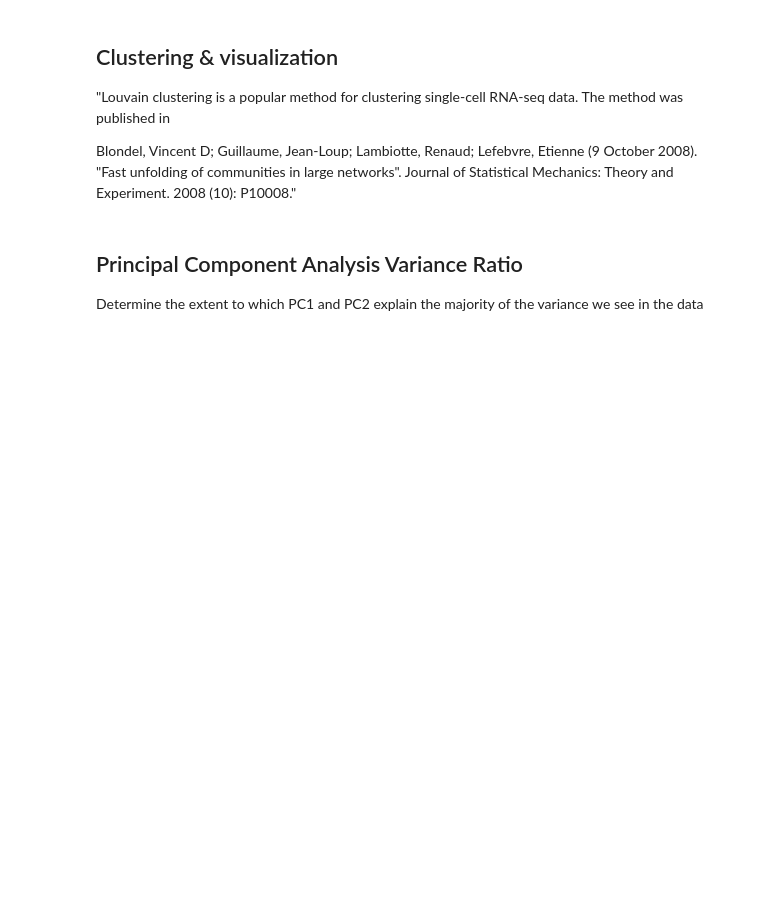
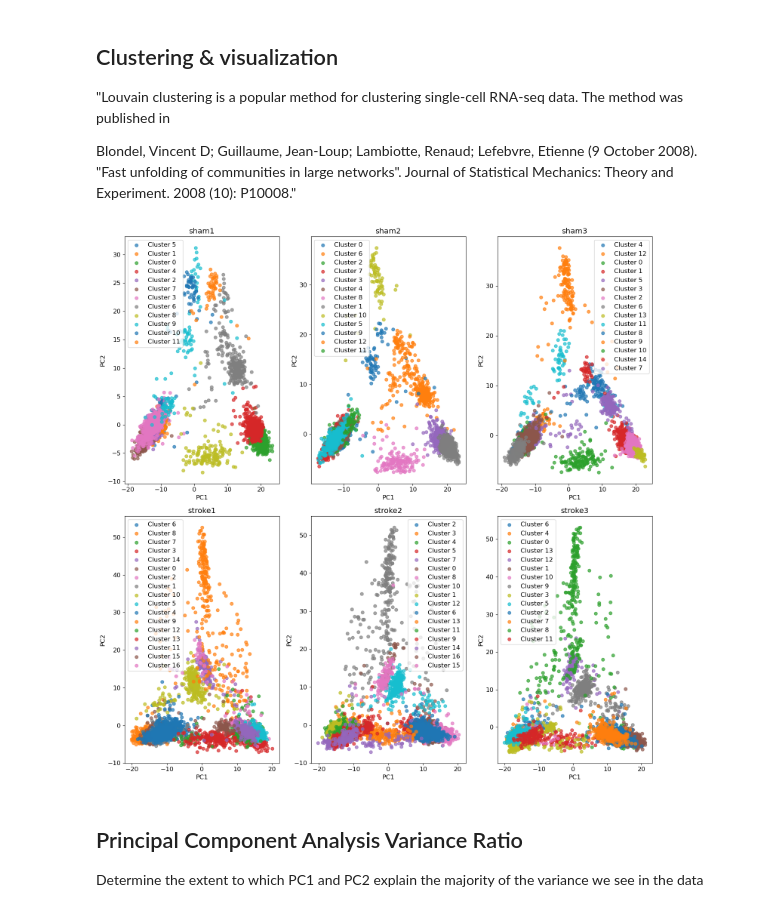
Before and after one commit to owenzel/neuro120-project, a Jupyter notebook: Stroke.ipynb, the cells around one changed output. Saved outputs shown, nothing was run; the diff lists cells and outputs as text; code cells hidden in the pictures; blank space fills up the shorter version.

```diff
--- a/Stroke.ipynb
+++ b/Stroke.ipynb
@@ -349,13 +325,35 @@ for key, value in data_mtx.items():
 
 Blondel, Vincent D; Guillaume, Jean-Loup; Lambiotte, Renaud; Lefebvre, Etienne (9 October 2008). "Fast unfolding of communities in large networks". Journal of Statistical Mechanics: Theory and Experiment. 2008 (10): P10008."
 # %%
-sc.tl.pca(adata_stroke1, svd_solver='arpack', use_highly_variable=True, n_comps=10)
-sc.pp.neighbors(adata_stroke1, n_neighbors=30, n_pcs=10, knn=True)
-sc.tl.louvain(adata_stroke1)
+for key, value in data_mtx.items():
+    sc.tl.pca(value, svd_solver='arpack', use_highly_variable=True, n_comps=10)
+    sc.pp.neighbors(value, n_neighbors=30, n_pcs=10, knn=True)
+    sc.tl.louvain(value)
 # %%
 # Perform PCA and plot the projection to the first two dimensions, with points colored according to the Louvain clusters.
-fig, ax = plt.subplots(figsize=(10, 7))
-sc.pl.pca(adata_stroke1, color='louvain', ax=ax)
+fig, axs = plt.subplots(2, 3, figsize=(15, 15))
+
+for idx, (key, value) in enumerate(data_mtx.items()):
+    row = idx // 3
+    col = idx % 3
+
+    # Get the first 2 principal components & Louvain clusters
+    pcs = value.obsm['X_pca'][:, :2]
+    clusters = value.obs['louvain']
+
+    for cluster in clusters.unique():
+        cluster_indices = (clusters == cluster)
+        axs[row, col].scatter(pcs[cluster_indices, 0], pcs[cluster_indices, 1], label=f'Cluster {cluster}', alpha=0.7)
+
+    axs[row, col].set_xlabel('PC1')
+    axs[row, col].set_ylabel('PC2')
+    axs[row, col].set_title(key)
+    axs[row, col].legend()
+
+plt.tight_layout()
+plt.show()
+# %% [output]
+[figure, added]
 # %% [markdown]
 ## Principal Component Analysis Variance Ratio
 Determine the extent to which PC1 and PC2 explain the majority of the variance we see in the data
```
Also changed, not shown: parts of 5 cells of this notebook.
